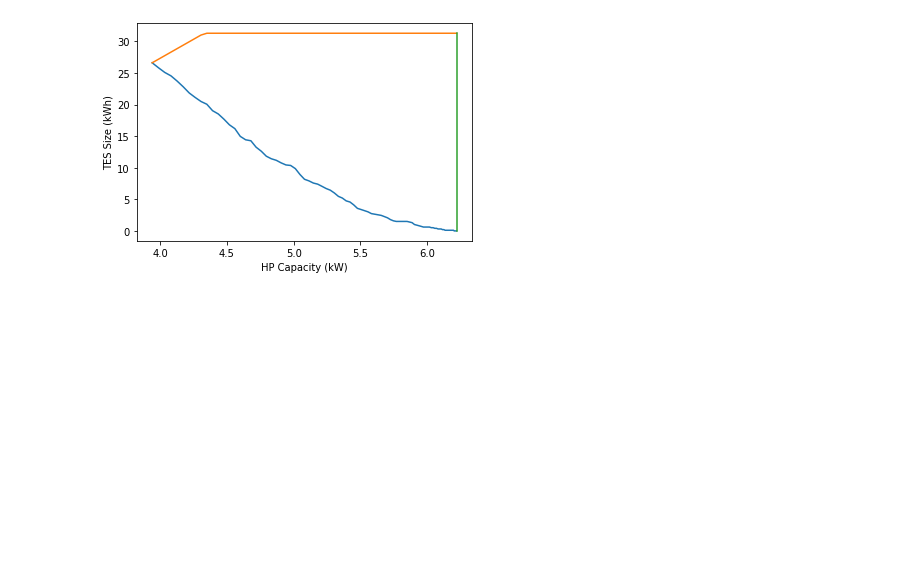
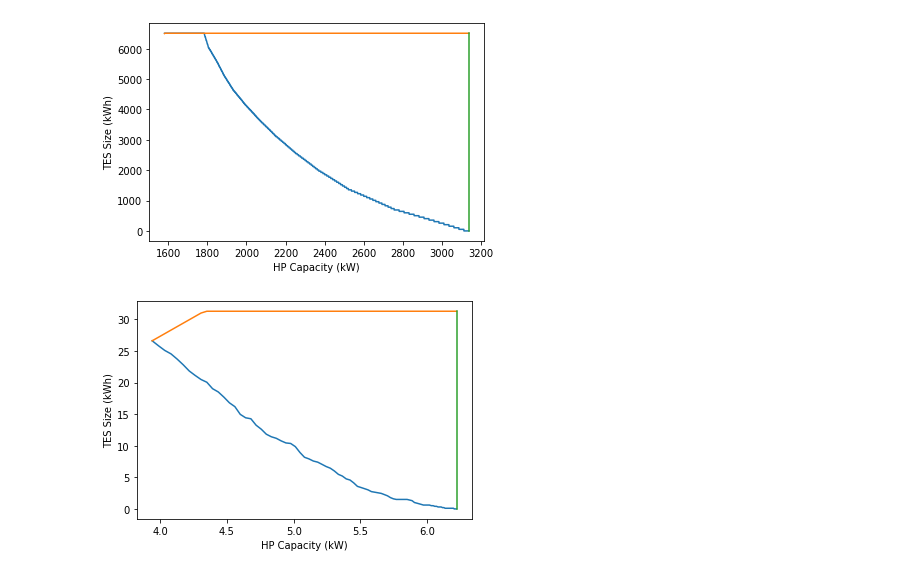
Before and after one commit to lazlop/HP_TES_sizing, a Jupyter notebook: usingHPsizer.ipynb, the cells around one changed output. Cells and saved outputs as stored; diff of their text form; code cells hidden in the pictures; blank space fills up the shorter version.

```diff
--- a/usingHPsizer.ipynb
+++ b/usingHPsizer.ipynb
@@ -1,3 +1,8 @@
 # %%
 from HPsizer import HPsizer
+# %%
+hps = HPsizer('OneDaynoUnits.csv', ('21:00','15:00'), discharge_p=('17:00','20:00'))
+hps.sizing_plot()
+# %% [output]
+[figure, added]
 # %%
```
Also changed, not shown: parts of 5 cells of this notebook, 4 other files.
